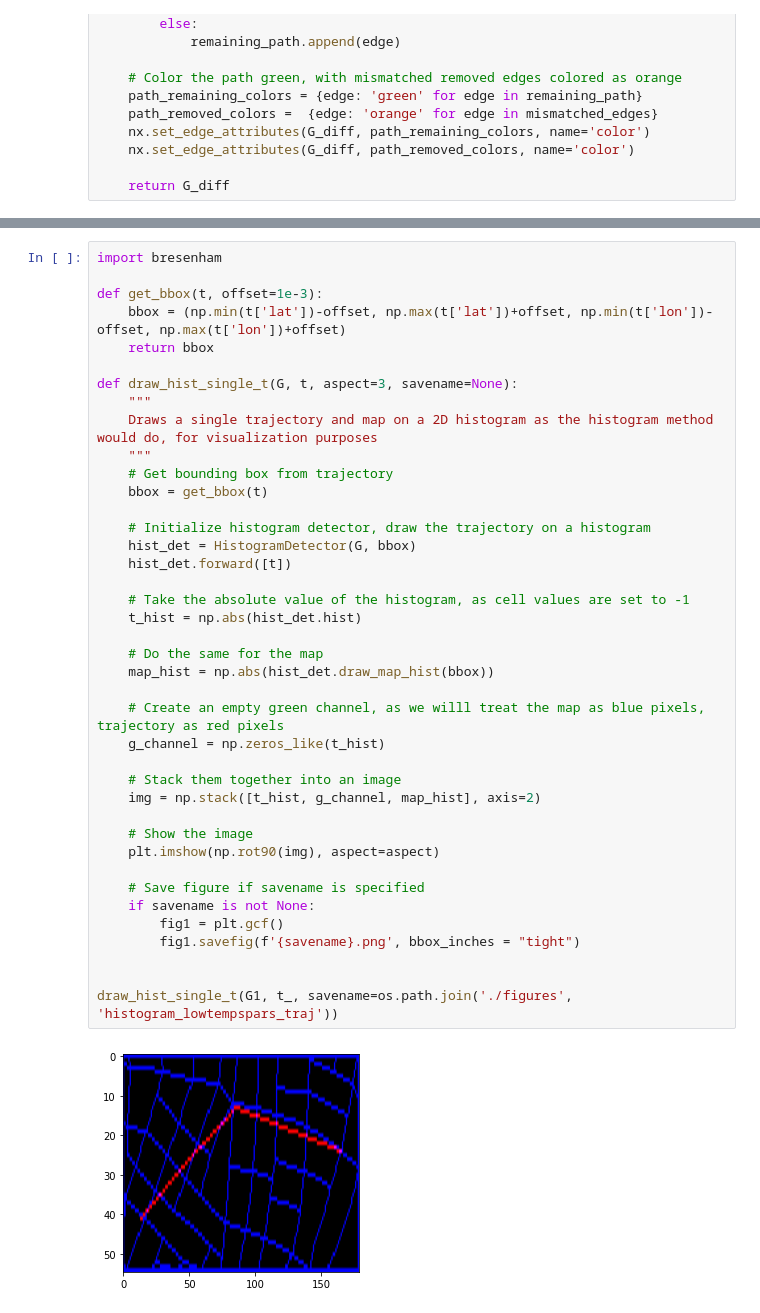
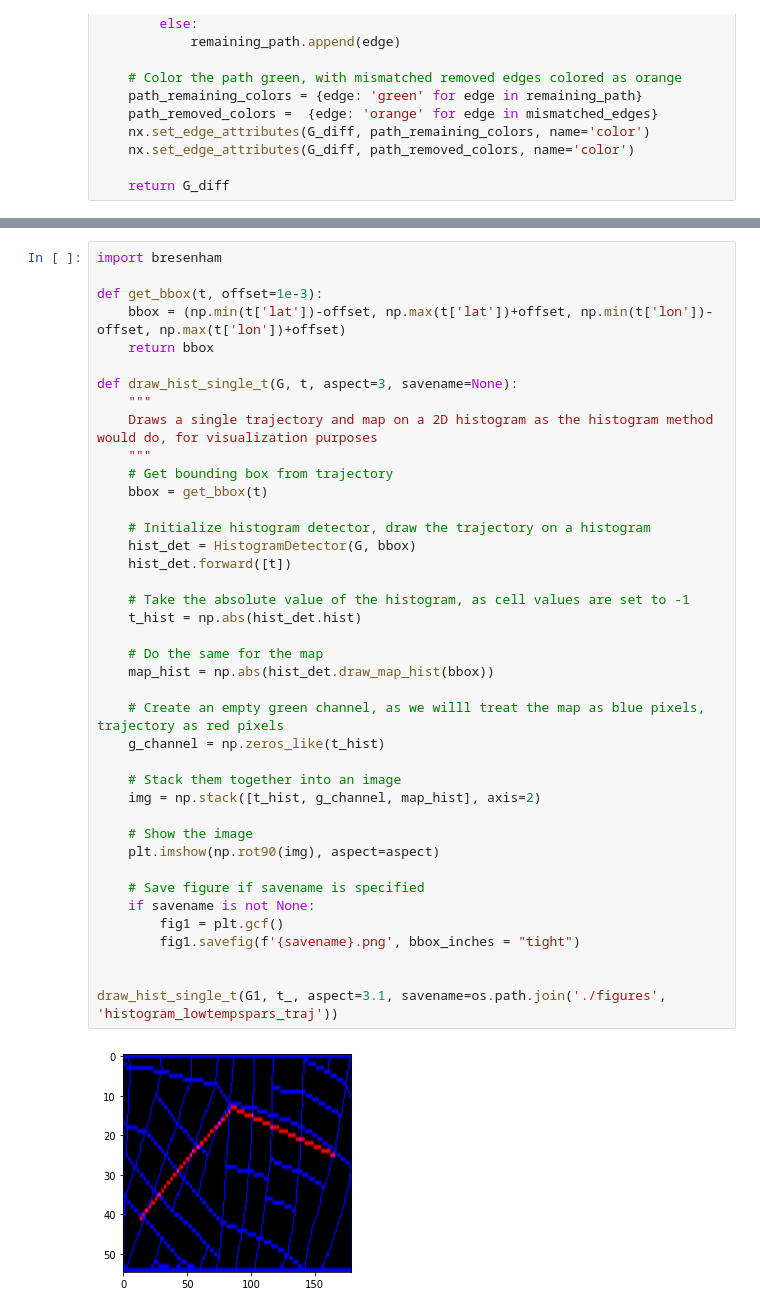
Before and after one commit to KJ-Waller/SyntheticHighways, a Jupyter notebook: ChangeDetection/notebooks/TemporalSparsityAnalysis.ipynb, the cells around one changed output, grey strips where cells are left out. Drawn from its saved outputs; the diff is of its cells as text.

```diff
--- a/ChangeDetection/notebooks/TemporalSparsityAnalysis.ipynb
+++ b/ChangeDetection/notebooks/TemporalSparsityAnalysis.ipynb
@@ -58,32 +59,32 @@ def draw_hist_single_t(G, t, aspect=3, savename=None):
     """
     # Get bounding box from trajectory
     bbox = get_bbox(t)
 
     # Initialize histogram detector, draw the trajectory on a histogram
     hist_det = HistogramDetector(G, bbox)
     hist_det.forward([t])
 
     # Take the absolute value of the histogram, as cell values are set to -1
     t_hist = np.abs(hist_det.hist)
 
     # Do the same for the map
     map_hist = np.abs(hist_det.draw_map_hist(bbox))
 
     # Create an empty green channel, as we willl treat the map as blue pixels, trajectory as red pixels
     g_channel = np.zeros_like(t_hist)
 
     # Stack them together into an image
     img = np.stack([t_hist, g_channel, map_hist], axis=2)
 
     # Show the image
     plt.imshow(np.rot90(img), aspect=aspect)
 
     # Save figure if savename is specified
     if savename is not None:
         fig1 = plt.gcf()
         fig1.savefig(f'{savename}.png', bbox_inches = "tight")
 
 
-draw_hist_single_t(G1, t_, savename=os.path.join('./figures', 'histogram_lowtempspars_traj'))
+draw_hist_single_t(G1, t_, aspect=3.1, savename=os.path.join('./figures', 'histogram_lowtempspars_traj'))
 # %% [output]
-[figure, old version]
+[figure, new version]
```
Also changed, not shown: parts of 5 cells of this notebook, 1 other file.
